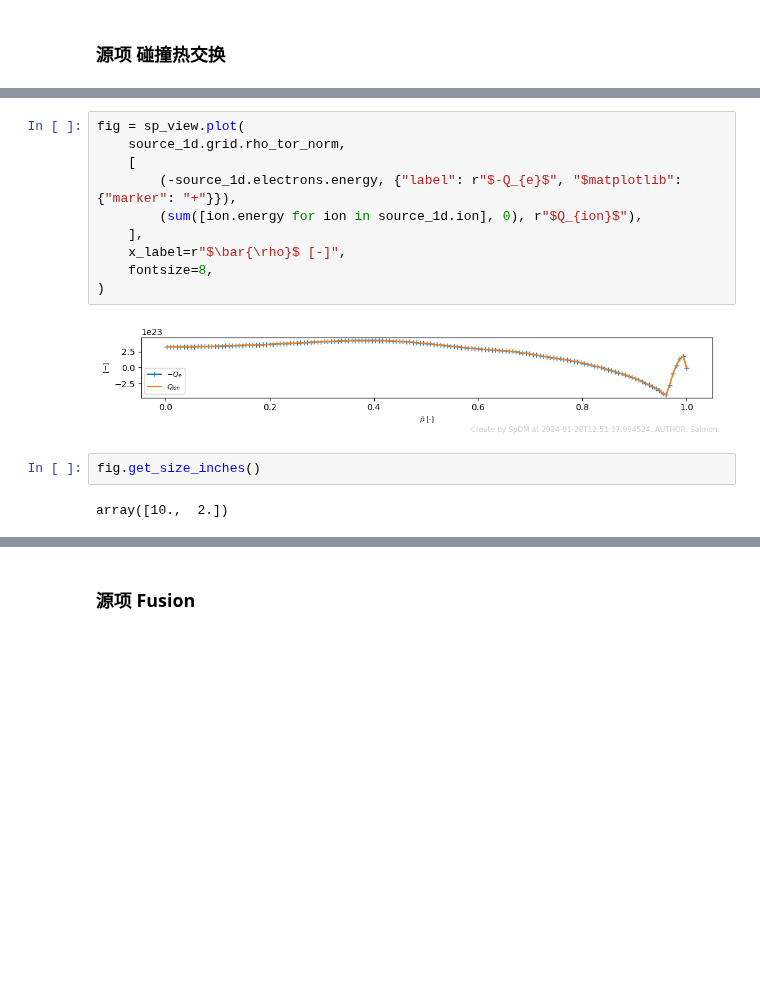
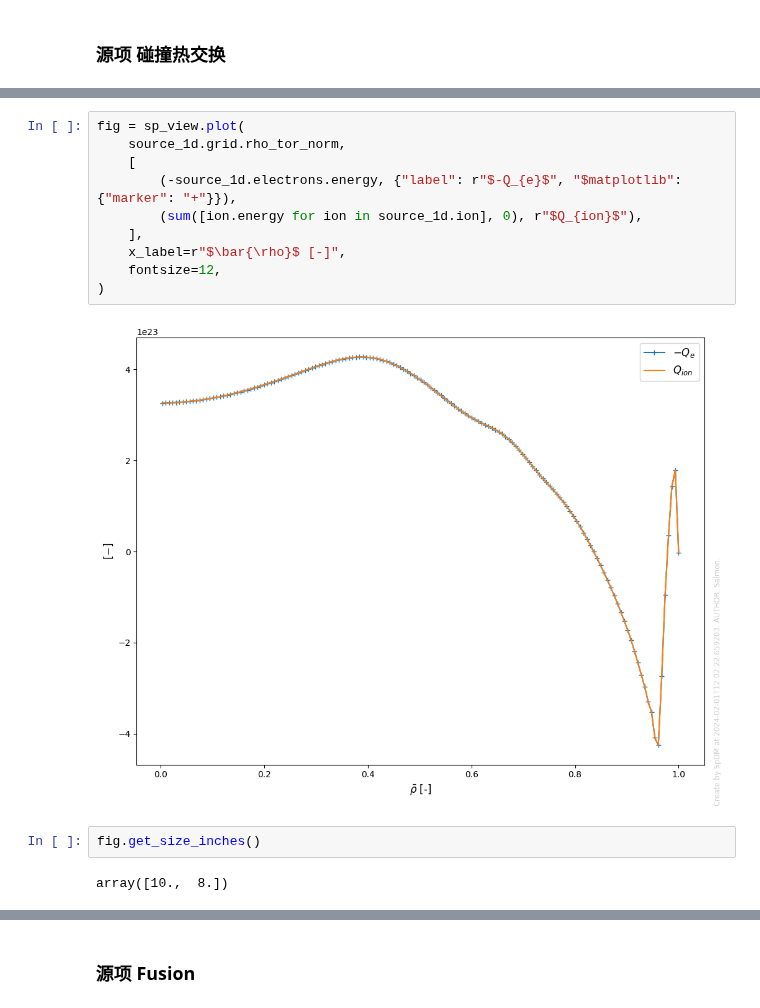
Before and after one commit to fusion-yun/fytok_old, a Jupyter notebook: examples/demo_transolver.ipynb, the cells around one changed output, grey strips where cells are left out. Saved outputs shown, nothing was run; the diff lists cells and outputs as text; blank space fills up the shorter version.

```diff
--- a/examples/demo_transolver.ipynb
+++ b/examples/demo_transolver.ipynb
@@ -187,19 +185,19 @@ fig = sp_view.plot(
 # %%
 fig = sp_view.plot(
     source_1d.grid.rho_tor_norm,
     [
         (-source_1d.electrons.energy, {"label": r"$-Q_{e}$", "$matplotlib": {"marker": "+"}}),
         (sum([ion.energy for ion in source_1d.ion], 0), r"$Q_{ion}$"),
     ],
     x_label=r"$\bar{\rho}$ [-]",
-    fontsize=8,
+    fontsize=12,
 )
 # %% [output]
-[figure, old version]
+[figure, new version]
 # %%
 fig.get_size_inches()
 # %% [output]
-array([10.,  2.])
+array([10.,  8.])
 # %%
 plt.plot(
     astra_rho_tor_norm,
```
Also changed, not shown: parts of 33 cells of this notebook.
